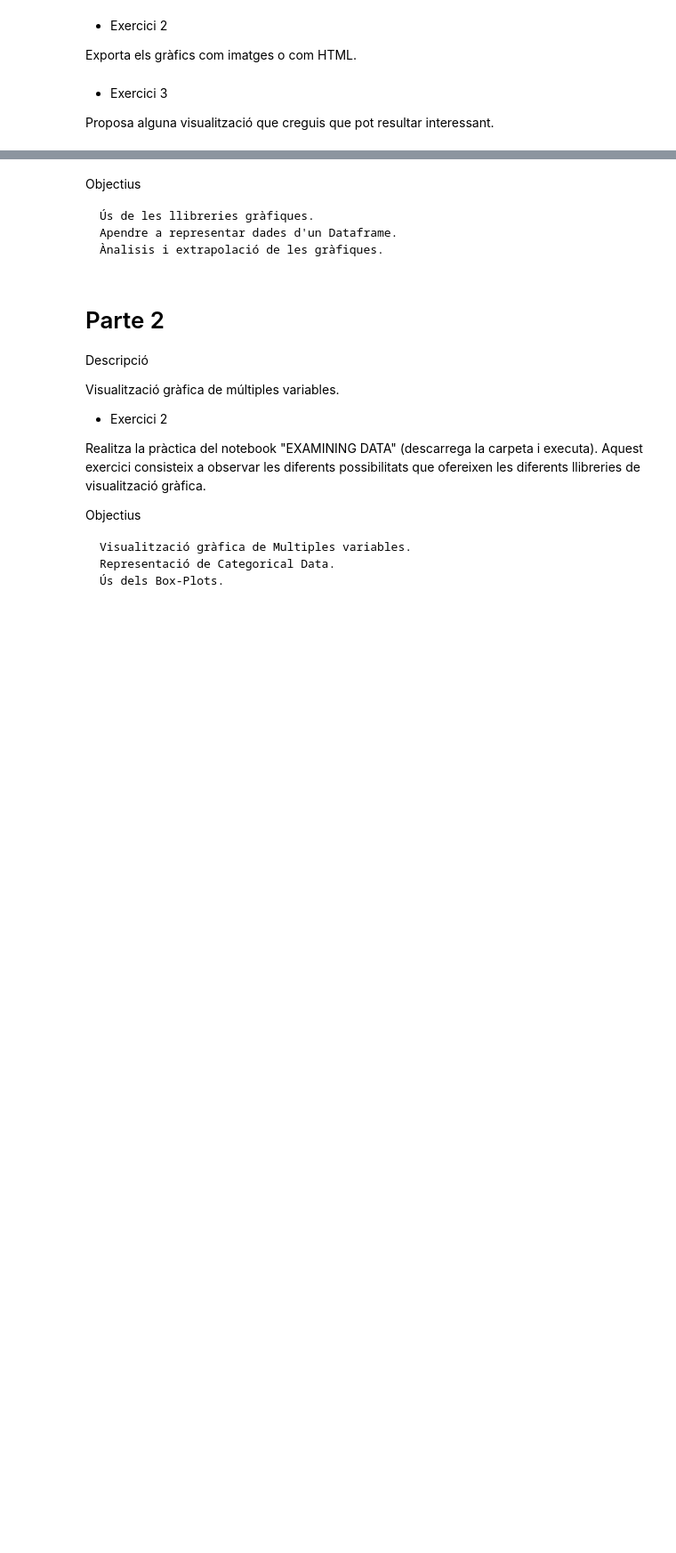
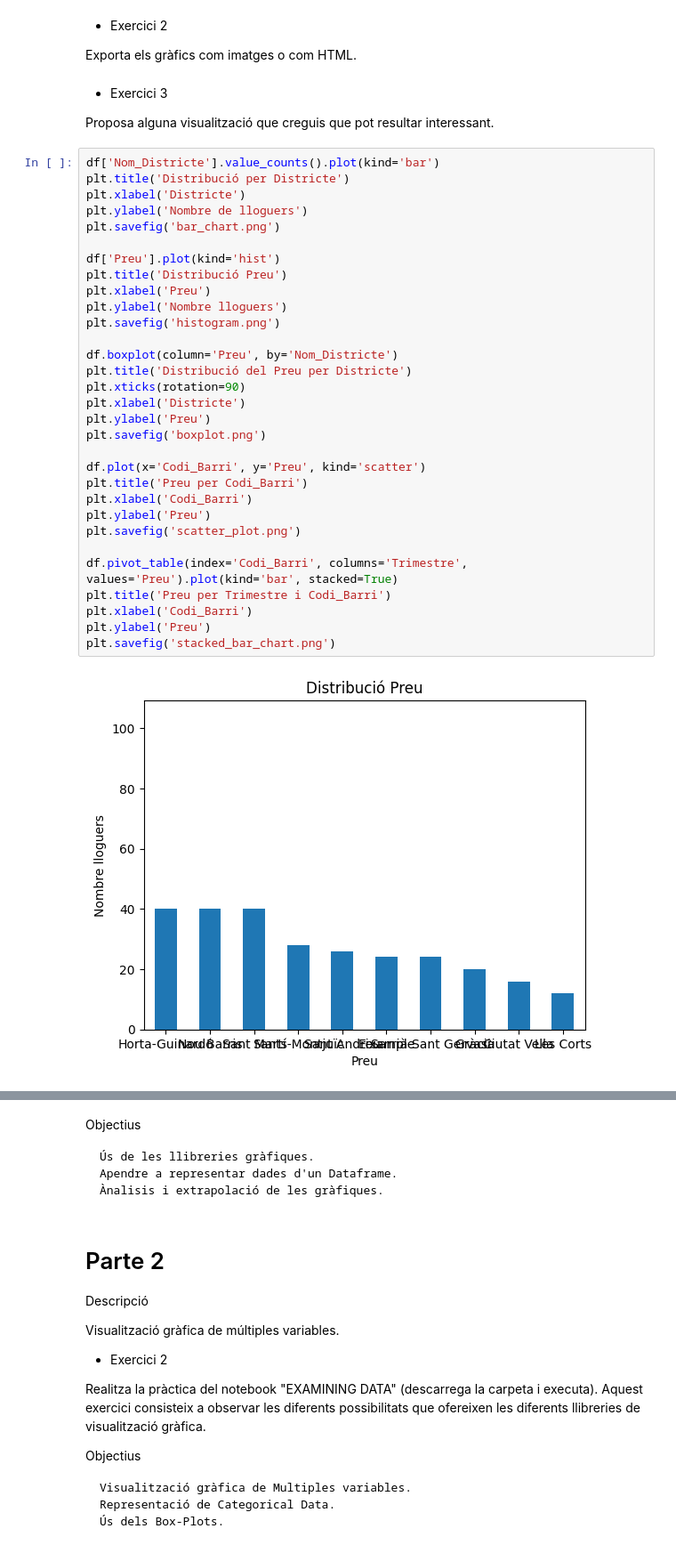
Before and after one commit to sergigrau/ciencia_dades_python, a Jupyter notebook: M04_Ex4.ipynb, the cells around one changed output, grey strips where cells are left out. Shown at 89% size. Drawn from its saved outputs; the diff is of its cells as text; blank space fills up the shorter version.

```diff
--- a/M04_Ex4.ipynb
+++ b/M04_Ex4.ipynb
@@ -145,3 +144,36 @@ Exporta els gràfics com imatges o com HTML.
 - Exercici 3
 
 Proposa alguna visualització que creguis que pot resultar interessant.
+# %%
+df['Nom_Districte'].value_counts().plot(kind='bar')
+plt.title('Distribució per Districte')
+plt.xlabel('Districte')
+plt.ylabel('Nombre de lloguers')
+plt.savefig('bar_chart.png')
+
+df['Preu'].plot(kind='hist')
+plt.title('Distribució Preu')
+plt.xlabel('Preu')
+plt.ylabel('Nombre lloguers')
+plt.savefig('histogram.png')
+
+df.boxplot(column='Preu', by='Nom_Districte')
+plt.title('Distribució del Preu per Districte')
+plt.xticks(rotation=90)
+plt.xlabel('Districte')
+plt.ylabel('Preu')
+plt.savefig('boxplot.png')
+
+df.plot(x='Codi_Barri', y='Preu', kind='scatter')
+plt.title('Preu per Codi_Barri')
+plt.xlabel('Codi_Barri')
+plt.ylabel('Preu')
+plt.savefig('scatter_plot.png')
+
+df.pivot_table(index='Codi_Barri', columns='Trimestre', values='Preu').plot(kind='bar', stacked=True)
+plt.title('Preu per Trimestre i Codi_Barri')
+plt.xlabel('Codi_Barri')
+plt.ylabel('Preu')
+plt.savefig('stacked_bar_chart.png')
+# %% [output]
+[figure, added]
```
Also changed, not shown: parts of 3 cells of this notebook.
